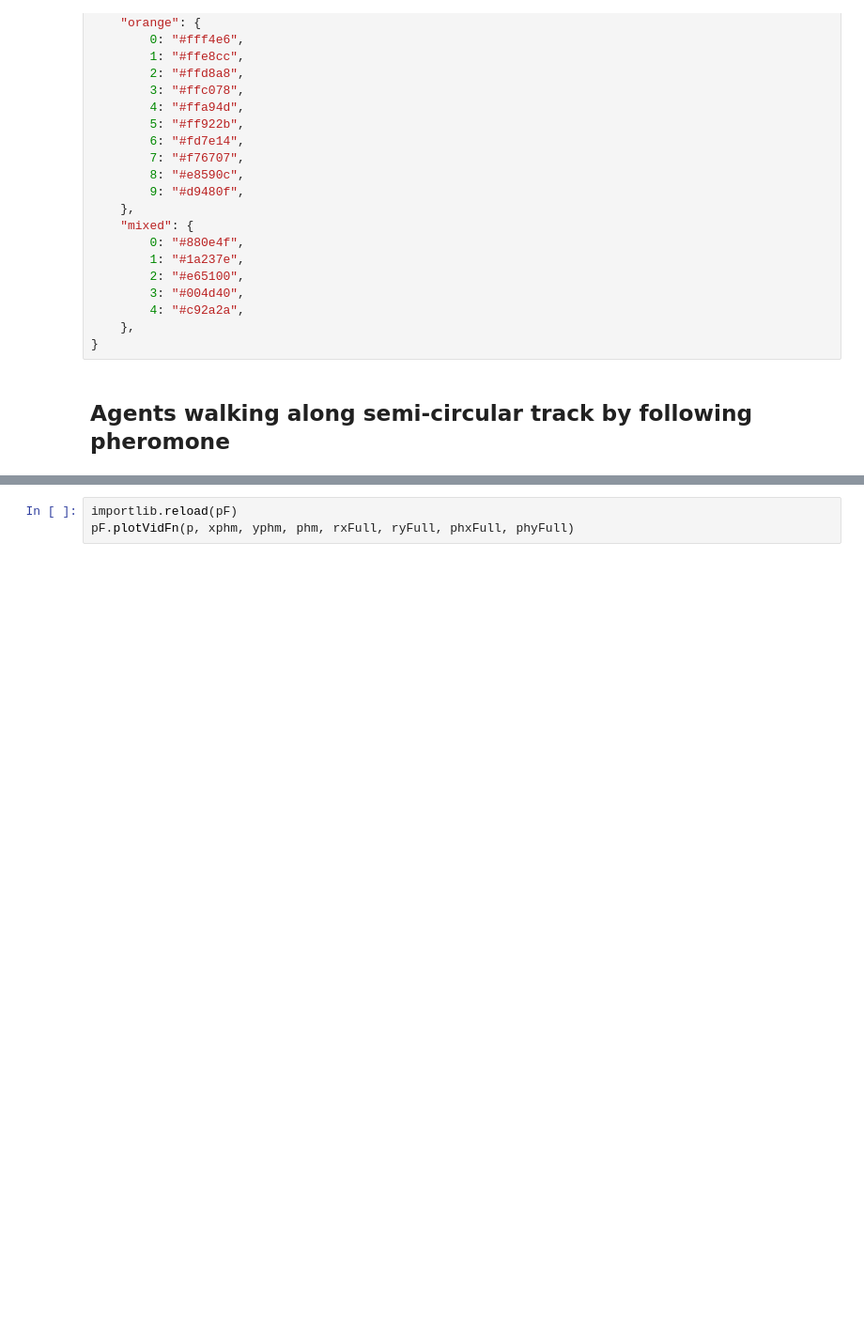
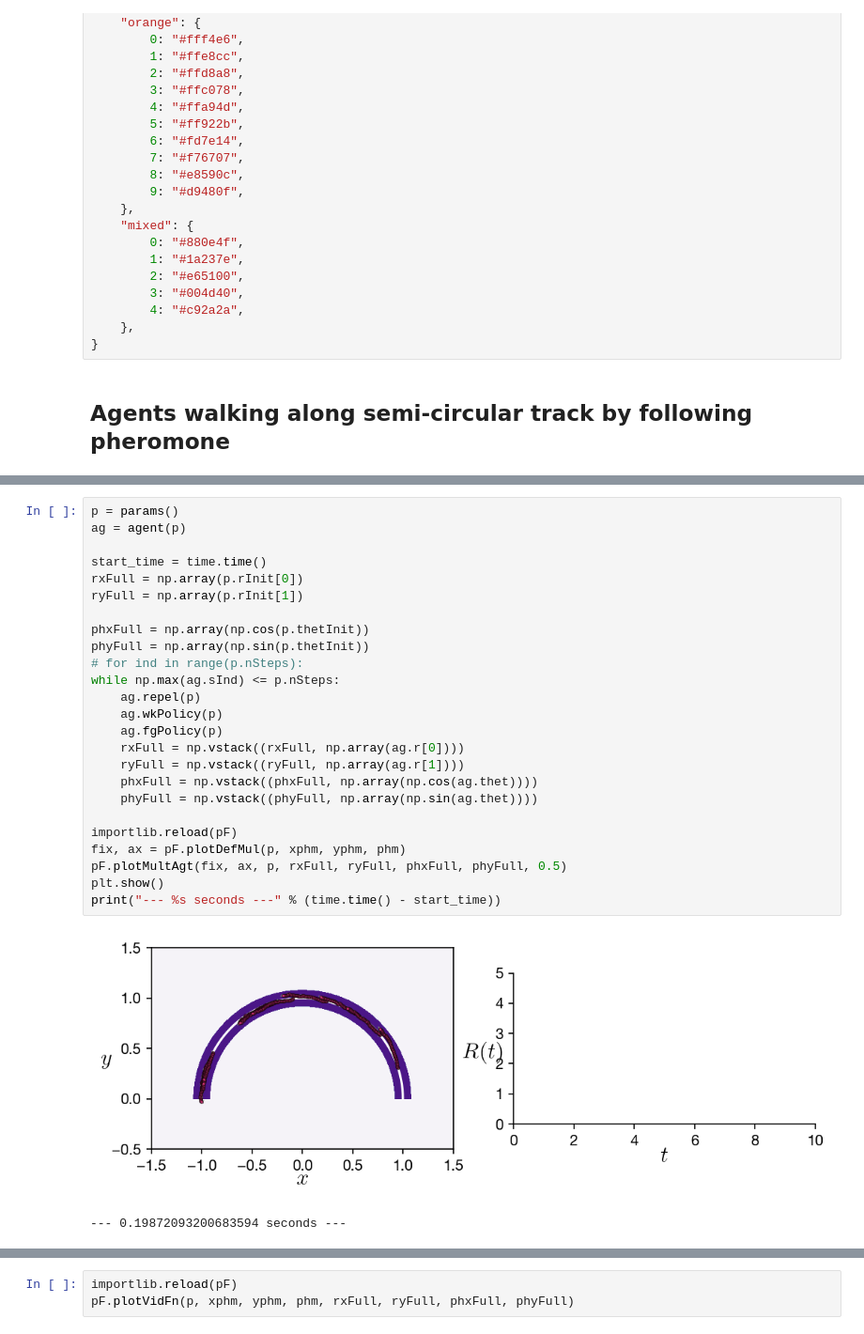
Before and after one commit to sgangaprasath/CollectiveTradeoff, a Jupyter notebook: MultiAgentBasic.ipynb, the cells around one changed output, grey strips where cells are left out. Shown at 94% size. Cells and saved outputs as stored; diff of their text form; blank space fills up the shorter version.

```diff
--- a/MultiAgentBasic.ipynb
+++ b/MultiAgentBasic.ipynb
@@ -333,3 +417,31 @@ class agent():
+# %%
+p = params()
+ag = agent(p)
+
+start_time = time.time()
+rxFull = np.array(p.rInit[0])
+ryFull = np.array(p.rInit[1])
+
+phxFull = np.array(np.cos(p.thetInit))
+phyFull = np.array(np.sin(p.thetInit))
+# for ind in range(p.nSteps):
+while np.max(ag.sInd) <= p.nSteps:
+    ag.repel(p)
+    ag.wkPolicy(p)
+    ag.fgPolicy(p)
+    rxFull = np.vstack((rxFull, np.array(ag.r[0])))
+    ryFull = np.vstack((ryFull, np.array(ag.r[1])))
+    phxFull = np.vstack((phxFull, np.array(np.cos(ag.thet))))
+    phyFull = np.vstack((phyFull, np.array(np.sin(ag.thet))))
+
+importlib.reload(pF)
+fix, ax = pF.plotDefMul(p, xphm, yphm, phm)
+pF.plotMultAgt(fix, ax, p, rxFull, ryFull, phxFull, phyFull, 0.5)
+plt.show()
+print("--- %s seconds ---" % (time.time() - start_time))
+# %% [output]
+[figure, added]
+--- 0.19872093200683594 seconds ---
 # %%
 p = params()
 ag = agent(p)
```
Also changed, not shown: parts of 9 cells of this notebook, 4 other files.
